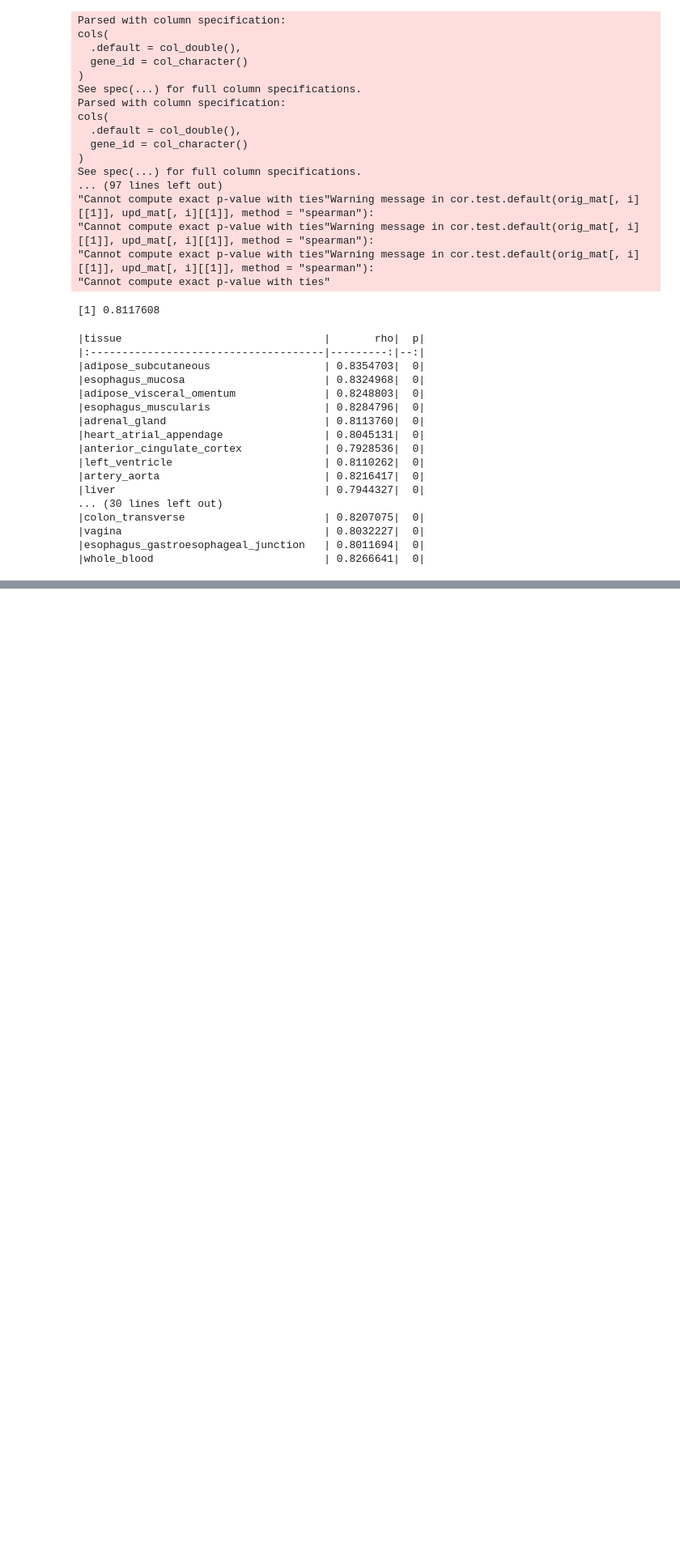
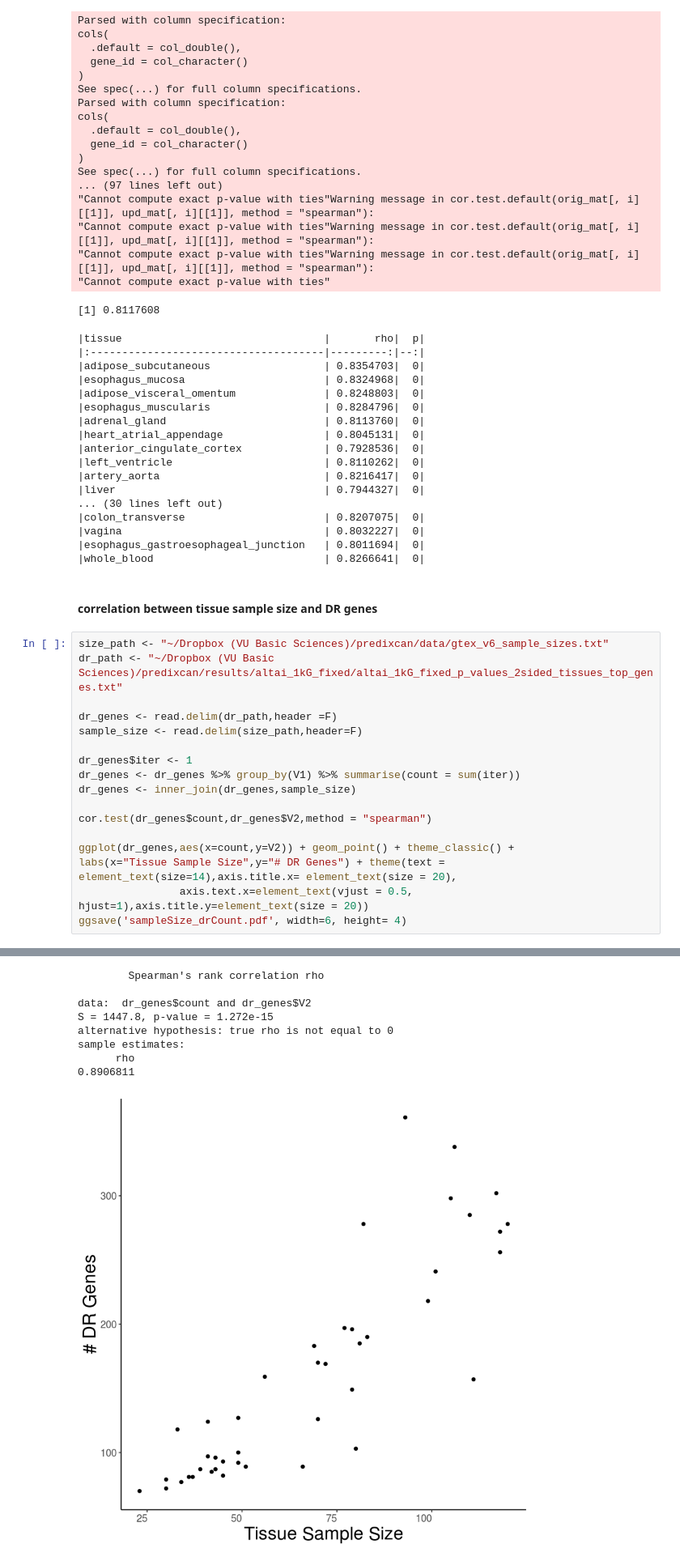
Before and after one commit to colbrall/neanderthal_predixcan_manuscript, a Jupyter notebook: scripts/neanderthal_predixcan_plots.ipynb, the cells around one changed output, grey strips where cells are left out. Shown at 81% size. Drawn from its saved outputs; the diff is of its cells as text; blank space fills up the shorter version.

```diff
--- a/scripts/neanderthal_predixcan_plots.ipynb
+++ b/scripts/neanderthal_predixcan_plots.ipynb
@@ -746,3 +735,23 @@ See spec(...) for full column specifications.
 |vagina                                | 0.8032227|  0|
 |esophagus_gastroesophageal_junction   | 0.8011694|  0|
 |whole_blood                           | 0.8266641|  0|
+# %% [markdown]
+#### correlation between tissue sample size and DR genes
+# %%
+size_path <- "~/Dropbox (VU Basic Sciences)/predixcan/data/gtex_v6_sample_sizes.txt"
+dr_path <- "~/Dropbox (VU Basic Sciences)/predixcan/results/altai_1kG_fixed/altai_1kG_fixed_p_values_2sided_tissues_top_genes.txt"
+
+dr_genes <- read.delim(dr_path,header =F)
+sample_size <- read.delim(size_path,header=F)
+
+dr_genes$iter <- 1
+dr_genes <- dr_genes %>% group_by(V1) %>% summarise(count = sum(iter))
+dr_genes <- inner_join(dr_genes,sample_size)
+
+cor.test(dr_genes$count,dr_genes$V2,method = "spearman")
+
+ggplot(dr_genes,aes(x=count,y=V2)) + geom_point() + theme_classic() +
+labs(x="Tissue Sample Size",y="# DR Genes") + theme(text = element_text(size=14),axis.title.x= element_text(size = 20),
+                axis.text.x=element_text(vjust = 0.5, hjust=1),axis.title.y=element_text(size = 20))
+ggsave('sampleSize_drCount.pdf', width=6, height= 4)
+# %% [output]
@@ -748,0 +762,9 @@ See spec(...) for full column specifications.
+        Spearman's rank correlation rho
+
+data:  dr_genes$count and dr_genes$V2
+S = 1447.8, p-value = 1.272e-15
+alternative hypothesis: true rho is not equal to 0
+sample estimates:
+      rho
+0.8906811
+[figure, added]
```
Also changed, not shown: parts of 7 cells of this notebook.
